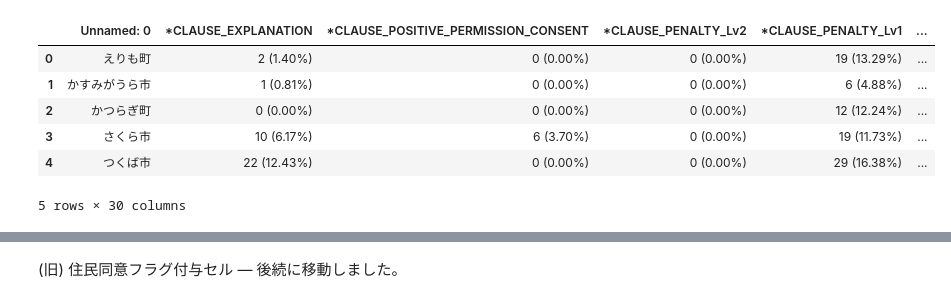
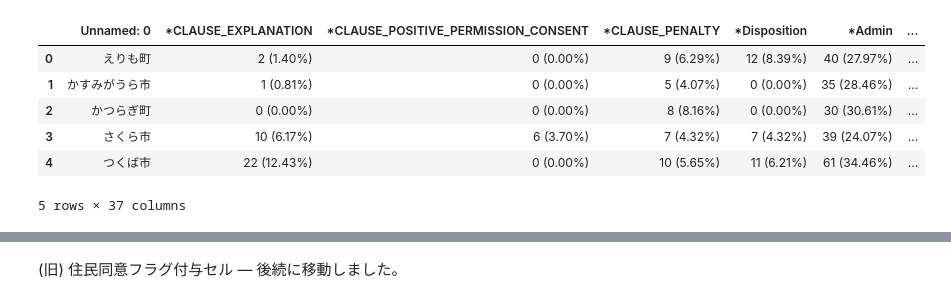
Before and after one commit to ikko1250/ISEP_general, a Jupyter notebook: solar_rule_2.ipynb, the cells around one changed output, grey strips where cells are left out. Saved outputs shown, nothing was run; the diff lists cells and outputs as text; code cells hidden in the pictures.

```diff
--- a/solar_rule_2.ipynb
+++ b/solar_rule_2.ipynb
@@ -1,16 +1,16 @@
 # %%
 import pandas as pd
 
-df = pd.read_excel('/home/ubuntu/cur/isep/v.5.2_result.xlsx', sheet_name='dan_vs_munic.')
+df = pd.read_excel('/home/ubuntu/cur/isep/dan_vs_munic._v.7.xlsx', sheet_name='Sheet1')
 df.head()
 # %% [output]
-|  | Unnamed: 0 | *CLAUSE_EXPLANATION | *CLAUSE_POSITIVE_PERMISSION_CONSENT | *CLAUSE_PENALTY_Lv2 | *CLAUSE_PENALTY_Lv1 | ... |
-| 0 | えりも町 | 2 (1.40%) | 0 (0.00%) | 0 (0.00%) | 19 (13.29%) | ... |
-| 1 | かすみがうら市 | 1 (0.81%) | 0 (0.00%) | 0 (0.00%) | 6 (4.88%) | ... |
-| 2 | かつらぎ町 | 0 (0.00%) | 0 (0.00%) | 0 (0.00%) | 12 (12.24%) | ... |
-| 3 | さくら市 | 10 (6.17%) | 6 (3.70%) | 0 (0.00%) | 19 (11.73%) | ... |
-| 4 | つくば市 | 22 (12.43%) | 0 (0.00%) | 0 (0.00%) | 29 (16.38%) | ... |
+|  | Unnamed: 0 | *CLAUSE_EXPLANATION | *CLAUSE_POSITIVE_PERMISSION_CONSENT | *CLAUSE_PENALTY | *Disposition | *Admin | ... |
+| 0 | えりも町 | 2 (1.40%) | 0 (0.00%) | 9 (6.29%) | 12 (8.39%) | 40 (27.97%) | ... |
+| 1 | かすみがうら市 | 1 (0.81%) | 0 (0.00%) | 5 (4.07%) | 0 (0.00%) | 35 (28.46%) | ... |
+| 2 | かつらぎ町 | 0 (0.00%) | 0 (0.00%) | 8 (8.16%) | 0 (0.00%) | 30 (30.61%) | ... |
+| 3 | さくら市 | 10 (6.17%) | 6 (3.70%) | 7 (4.32%) | 7 (4.32%) | 39 (24.07%) | ... |
+| 4 | つくば市 | 22 (12.43%) | 0 (0.00%) | 10 (5.65%) | 11 (6.21%) | 61 (34.46%) | ... |
-5 rows × 30 columns
+5 rows × 37 columns
 # %%
 import re
 
```
Also changed, not shown: parts of 9 cells of this notebook, 7 other files.
